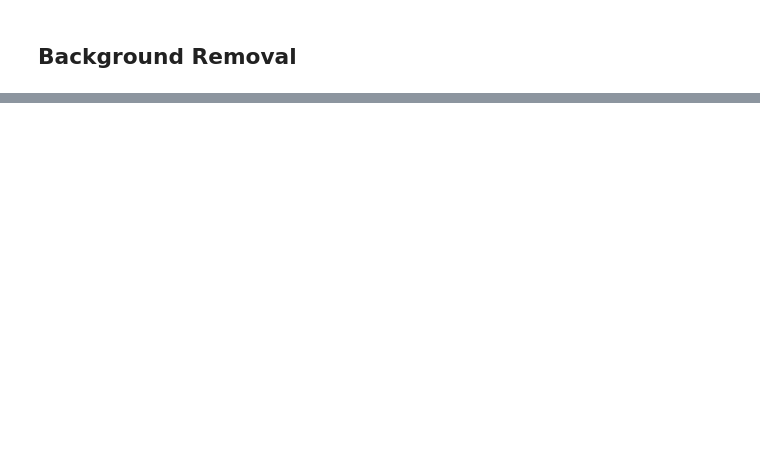
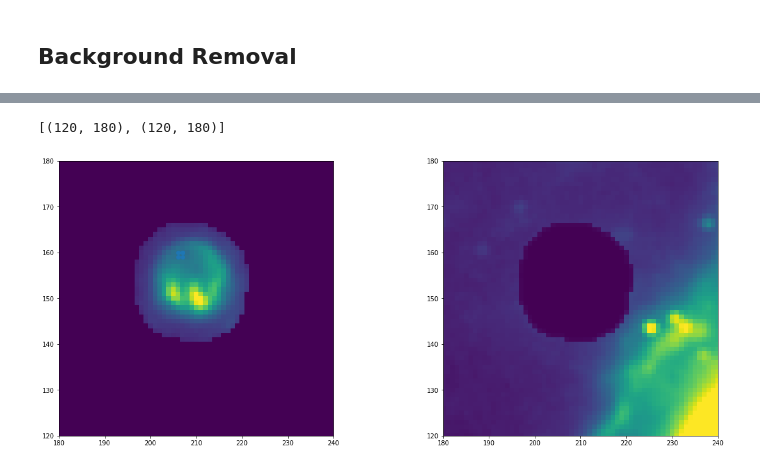
Before and after one commit to AstroLudwig/E0102, a Jupyter notebook: E0102.ipynb, the cells around one changed output, grey strips where cells are left out. Drawn from its saved outputs; the diff is of its cells as text; code cells hidden in the pictures; blank space fills up the shorter version.

```diff
--- a/E0102.ipynb
+++ b/E0102.ipynb
@@ -243,23 +316,26 @@ plt.scatter(xyArray[:,0],xyArray[:,1])
 # %%
-gifname = "Diffuse24"
+animation_name = "Diffuse24"
 # Set up the animation
-vmin,vmax = 0, 10
+vmin,vmax = 0, 5
 
-f, axes = plt.subplots(1,2,figsize=(10,10))
-im = [[axes[0].imshow(sub, vmin = vmin, vmax = vmax, animated=True, origin="lower"),
-       axes[1].imshow(shell, vmin = vmin, vmax = vmax, animated=True, origin="lower")
-       for i,file in enumerate(exclude_null_filenames)]
+f, axes = plt.subplots(1,2,figsize=(20,8))
+im_snr = axes[0].imshow(sub[0], vmin = vmin, vmax = vmax, animated=True, origin="lower");
+im_bkgd = axes[1].imshow(shell[0], vmin = vmin, vmax = vmax, animated=True, origin="lower");
+[ax.set_xlim(180,240) for ax in axes]
+[ax.set_ylim(120,180) for ax in axes]
+
+def run(i):
+    im_snr.set_array(sub[i])
+    im_bkgd.set_array(shell[i])
+
+    return im_snr, im_bkgd
+
 
 plt.tight_layout()
-
+plt.close()
 
 # Write the animation out
-writer=animation.ImageMagickWriter(fps=5)
-movie = animation.ArtistAnimation(fig, im,interval=1000, blit=True,repeat_delay=1000)
+ani = animation.FuncAnimation(f, run,np.arange(0,3000,5), blit=False, interval=200, repeat=True)
+#ani.save('%s.gif' % gifname,writer='imagemagick')
 
-# To Display online the gif needs to be in the same folder as the notebook for some reason.
-movie.save('%s.gif' % gifname,writer=writer)
-plt.close()
-
-# Play the animation
-Markdown("![Movie](%s.gif)" % outdir)
+ani.save('%s.mp4' % animation_name,writer='ffmpeg')
@@ -265,0 +346,10 @@ Markdown("![Movie](%s.gif)" % outdir)
+# %%
+f, axes = plt.subplots(1,2,figsize=(20,8))
+im_snr = axes[0].imshow(sub[0], vmin = vmin, vmax = vmax, animated=True, origin="lower");
+im_bkgd = axes[1].imshow(shell[0], vmin = vmin, vmax = vmax, animated=True, origin="lower");
+axes[0].scatter(null_coords[0][0,:].astype(int),null_coords[0][1,:].astype(int))
+[ax.set_xlim(180,240) for ax in axes]
+[ax.set_ylim(120,180) for ax in axes]
+# %% [output]
+[(120, 180), (120, 180)]
+[figure, added]
```
Also changed, not shown: parts of 11 cells of this notebook.
